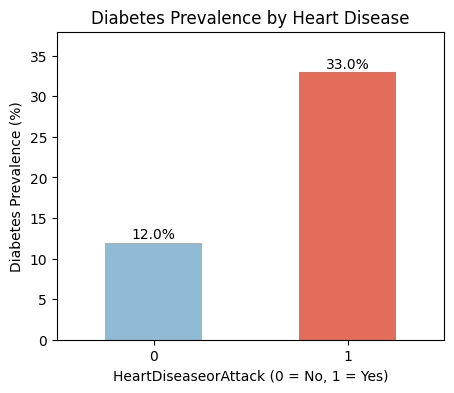
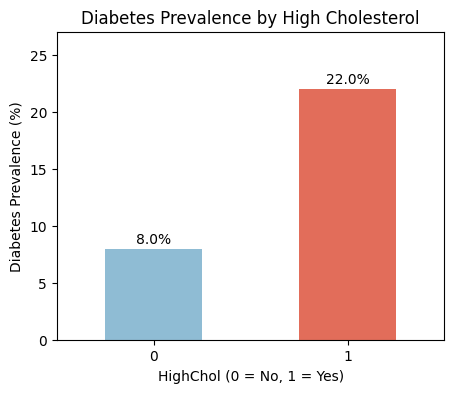
Code edit (unified diff) that turned the first committed figure into the second:
--- before
+++ after
@@ -1,21 +1,20 @@
-ct_hd = pd.crosstab(df['HeartDiseaseorAttack'], df['Diabetes_binary'], normalize='index')
+ct_highchol = pd.crosstab(df['HighChol'], df['Diabetes_binary'], normalize='index')
 
-ct_hd_pct = ct_hd[1] * 100
+ct_highchol_pct = ct_highchol[1] * 100
 
 plt.figure(figsize=(5,4))
 
-bars = ct_hd_pct.plot(kind='bar', color=['#8FBCD4', '#E26D5A'])
+bars = ct_highchol_pct.plot(kind='bar', color=['#8FBCD4', '#E26D5A'])
 
 # labels
-for i, v in enumerate(ct_hd_pct):
+for i, v in enumerate(ct_highchol_pct):
     plt.text(i, v + 0.5, f"{v:.1f}%", ha='center', fontsize=10)
 
-plt.title('Diabetes Prevalence by Heart Disease')
-plt.xlabel('HeartDiseaseorAttack (0 = No, 1 = Yes)')
+plt.title('Diabetes Prevalence by High Cholesterol')
+plt.xlabel('HighChol (0 = No, 1 = Yes)')
 plt.ylabel('Diabetes Prevalence (%)')
 
-plt.ylim(0, max(ct_hd_pct) + 5)
+plt.ylim(0, max(ct_highchol_pct) + 5)
 plt.xticks(rotation=0)
 
-
 plt.show()

Commit: Edited EDA